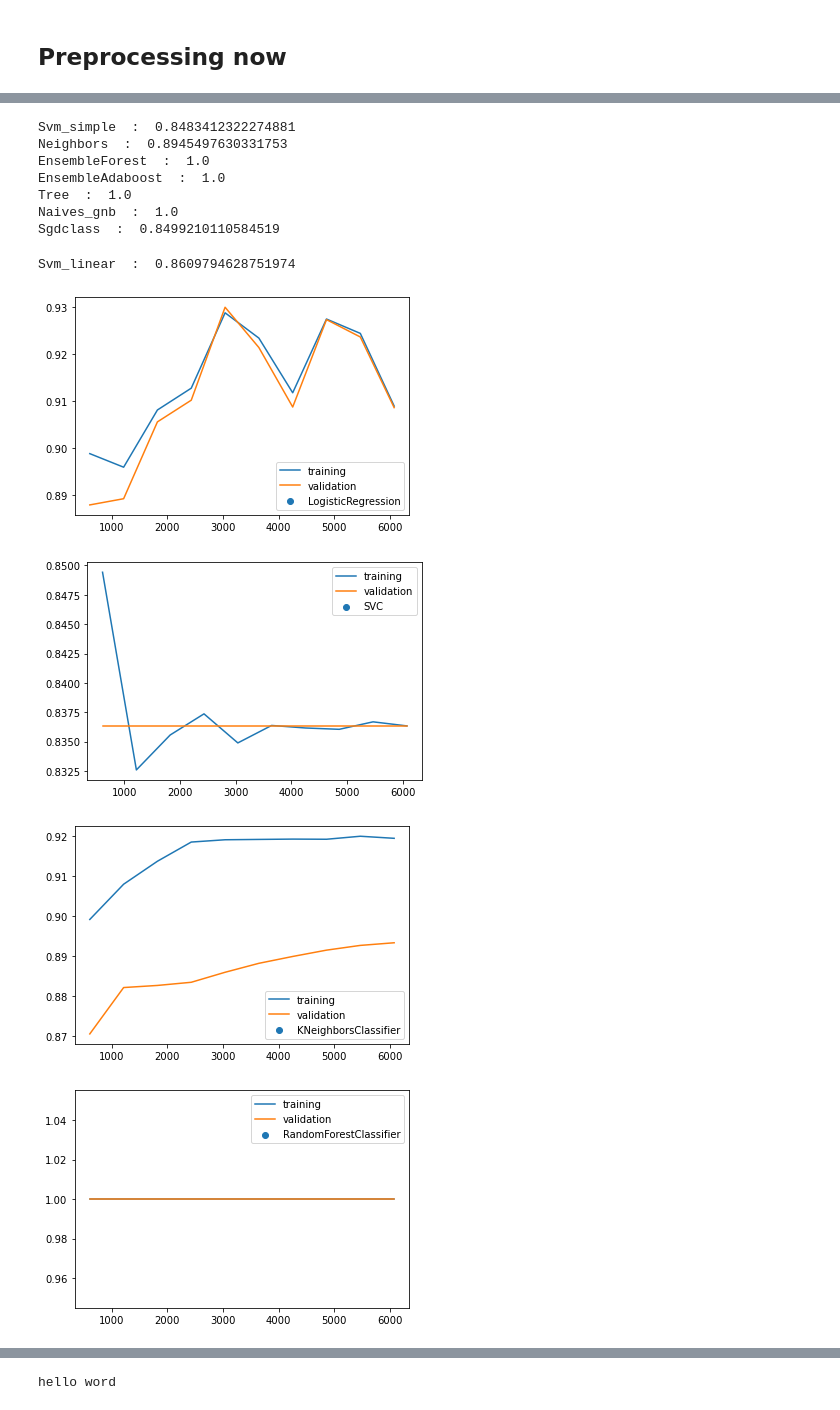
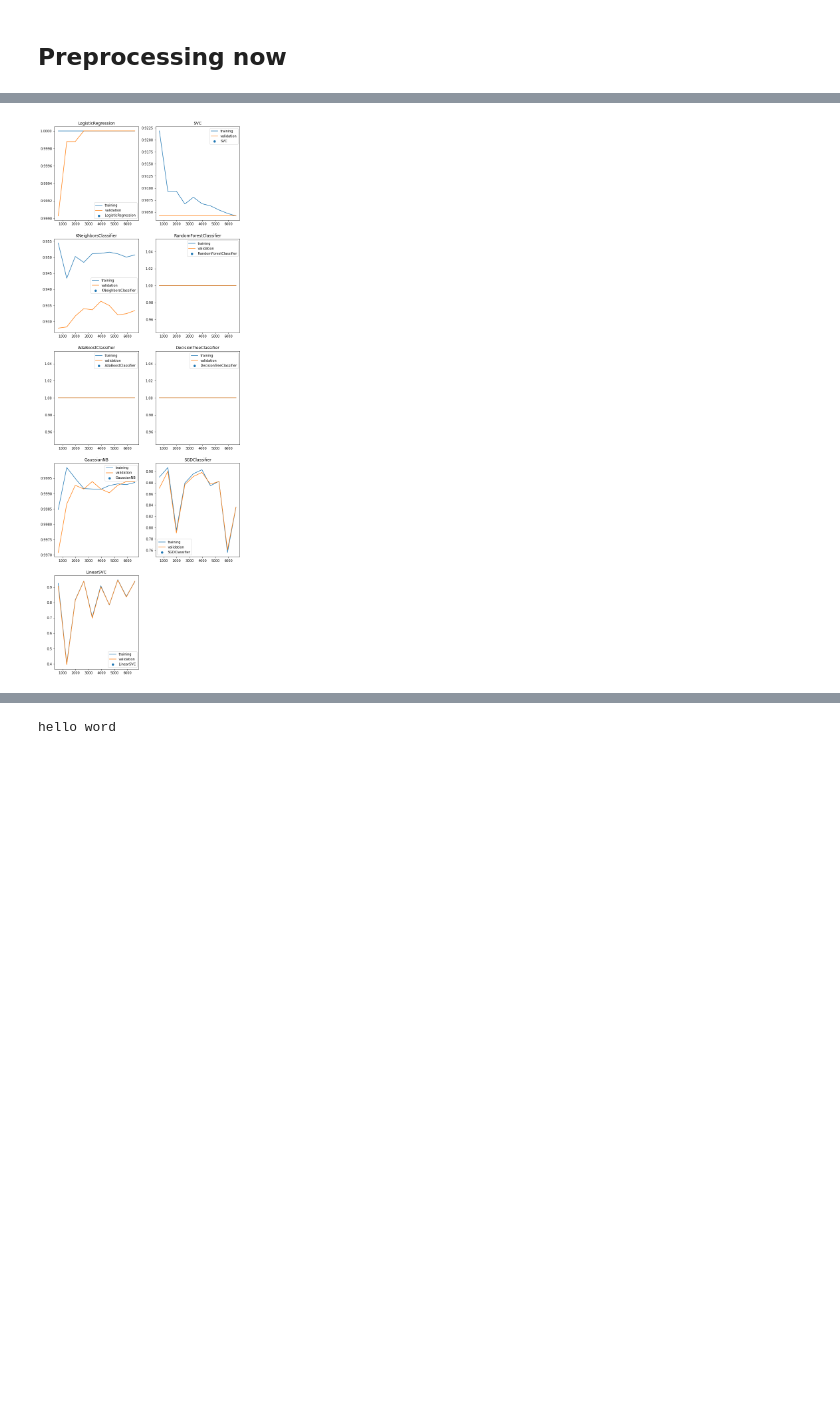
Before and after one commit to Kidchris/Lesson, a Jupyter notebook: bankChurners.ipynb, the cells around one changed output, grey strips where cells are left out. Saved outputs shown, nothing was run; the diff lists cells and outputs as text; code cells hidden in the pictures; blank space fills up the shorter version.

```diff
--- a/bankChurners.ipynb
+++ b/bankChurners.ipynb
@@ -58,7 +58,7 @@ class Preprocess :
 
         self.X = data.drop('Attrition_Flag', axis=1)
         self.Y = data['Attrition_Flag']
-        self.X_train, self.X_test, self.y_train, self.y_test = train_test_split(self.X, self.Y, random_state=0, train_size=0.75)
+        self.X_train, self.X_test, self.y_train, self.y_test = train_test_split(self.X, self.Y, random_state=0, train_size=0.9)
         print('Train : ',self.X_train.shape,'\nTest : ', self.X_test.shape)
         return self.X_train, self.X_test, self.y_train, self.y_test
 
@@ -152,0 +143,15 @@ data_prepro.head()
+# %%
+prepro.encoder(data_prepro)
+
+
+from sklearn.ensemble import IsolationForest
+
+model = IsolationForest(contamination=0.05)
+model.fit(data_prepro)
+data_prepro["Anomaly"] = model.predict(data_prepro)
+data_prepro.head()
+data_prepro.shape
+data_prepro_index = data_prepro[data_prepro['Anomaly'] ==-1]
+# %%
+data_prepro = data_prepro.drop(data_prepro_index.index.values.tolist(), axis=0)
+data_prepro.head()
@@ -172,7 +184,7 @@ from sklearn.tree import DecisionTreeClassifier
 from sklearn.naive_bayes import GaussianNB
 
 models = {
-    "Linear": LogisticRegression(random_state=42),
+    "Linear": LogisticRegression(max_iter=9000, random_state=42),
     "Svm_simple" : SVC(),
     "Neighbors" : KNeighborsClassifier(),
     "EnsembleForest" : RandomForestClassifier(random_state=42),
@@ -180,11 +192,14 @@ models = {
     "Tree" : DecisionTreeClassifier(random_state=42),
     "Naives_gnb" : GaussianNB(),
     "Sgdclass" : SGDClassifier(),
-    "Svm_linear" : LinearSVC(random_state=42)
+    "Svm_linear" : LinearSVC(max_iter=9000, random_state=42)
 }
 
-for name,model in models.items() :
+plt.figure(figsize=(10,30))
+
+for (name,model), i in zip(models.items(), range(1, 10)):
     print(name, ' : ', prepro.classification(model, X_train, y_train, X_test, y_test))
-    plt.figure()
+    plt.subplot(5, 2, i)
     prepro.curves(model, X_train, y_train)
+    plt.title(model.__class__.__name__)
 # %% [output]
@@ -226,12 +215 @@ Please also refer to the documentation for alternative solver options:
-Svm_simple  :  0.8483412322274881
-Neighbors  :  0.8945497630331753
-EnsembleForest  :  1.0
-EnsembleAdaboost  :  1.0
-Tree  :  1.0
-Naives_gnb  :  1.0
-Sgdclass  :  0.8499210110584519
-Svm_linear  :  0.8609794628751974
-[figure, old version]
+[figure, new version]
-[figure, removed]
-[figure, removed]
-[figure, removed]
```
Also changed, not shown: parts of 9 cells of this notebook.
